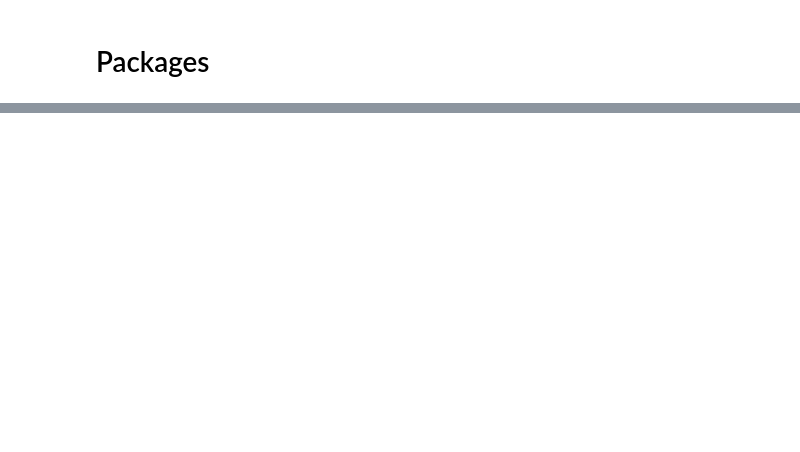
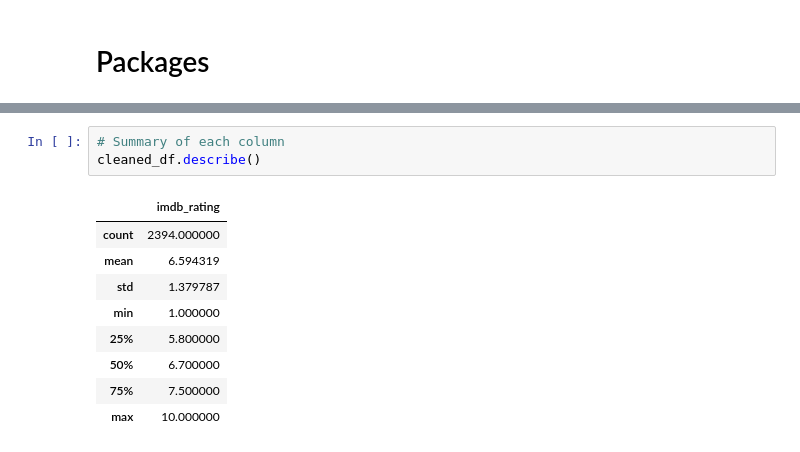
Before and after one commit to dmunger27/Movies_Plots_Analysis, a Jupyter notebook: notebooks/Descriptive Statistics on API Data.ipynb, the cells around one changed output, grey strips where cells are left out. Drawn from its saved outputs; the diff is of its cells as text; blank space fills up the shorter version.

```diff
--- a/notebooks/Descriptive Statistics on API Data.ipynb
+++ b/notebooks/Descriptive Statistics on API Data.ipynb
@@ -37,0 +172,13 @@ df.sample(15)
+# %%
+# Summary of each column
+cleaned_df.describe()
+# %% [output]
+|  | imdb_rating |
+| count | 2394.000000 |
+| mean | 6.594319 |
+| std | 1.379787 |
+| min | 1.000000 |
+| 25% | 5.800000 |
+| 50% | 6.700000 |
+| 75% | 7.500000 |
+| max | 10.000000 |
```
Also changed, not shown: parts of 19 cells of this notebook, 5 other files.
